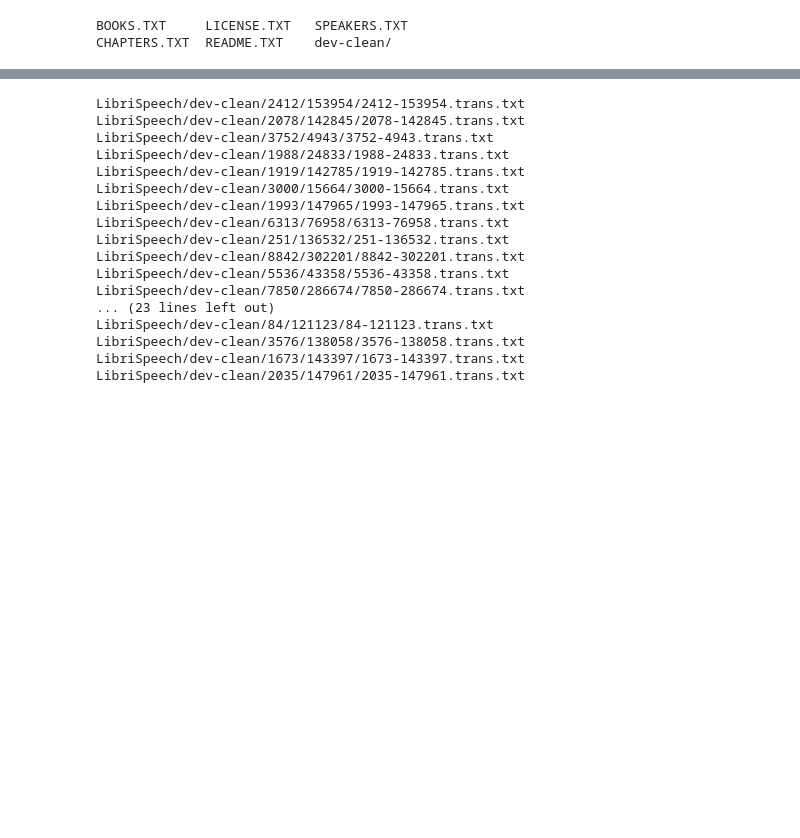
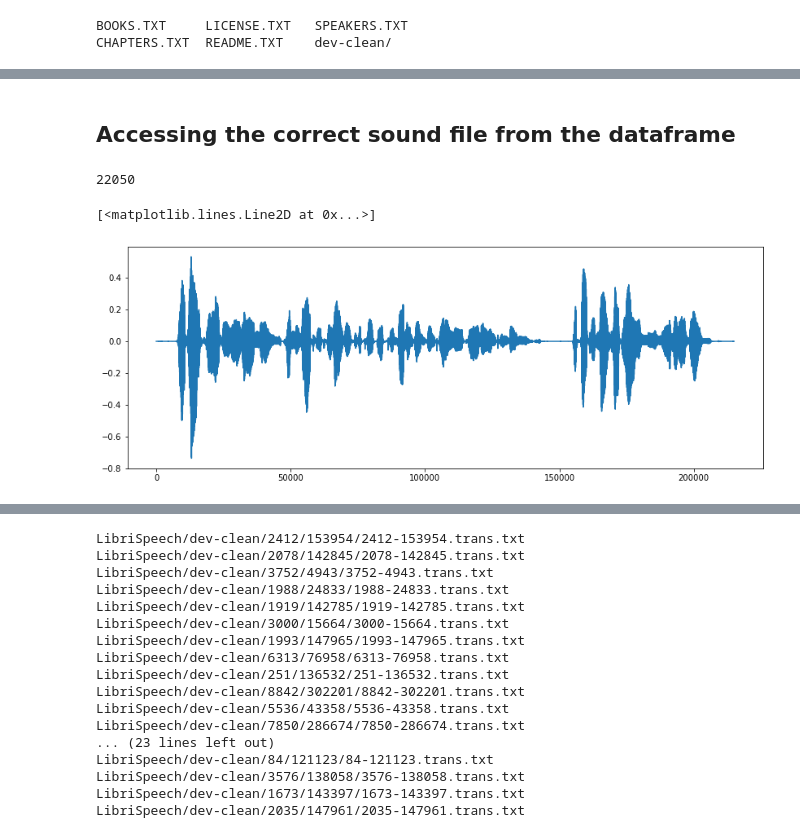
Before and after one commit to puga-42/Speech_Detection, a Jupyter notebook: EDA.ipynb, the cells around one changed output, grey strips where cells are left out. Cells and saved outputs as stored; diff of their text form; code cells hidden in the pictures; blank space fills up the shorter version.

Commit message:
begin EDA and pipeline for navigating through data

```diff
--- a/EDA.ipynb
+++ b/EDA.ipynb
@@ -21,0 +51,14 @@ chapters.head()
+# %%
+mypath = '/Users/joshbernd/Desktop/gal_notes/Capstone/Speech_Detection/LibriSpeech/dev-clean/'
+
+
+my_cols = [str(i) for i in range(1000)] # create some col names
+text_files = glob.glob(mypath + "/**/*.txt", recursive = True)  # get list of all text files in dir
+
+df = pd.read_csv(text_files[0],
+                 sep=" ",
+                 names=my_cols,
+                 header=None)
+df = df.set_index('0')
+df = df.dropna(axis=1, how='all')
+# DataFrame.set_index(keys, drop=True, append=False, inplace=False, verify_integrity=False)
@@ -21,0 +76,15 @@ chapters.head()
+# %% [markdown]
+## Accessing the correct sound file from the dataframe
+# %%
+first_file = df.index[1] ## test file
+first_file.split('-')
+wav_file = os.path.join(mypath, first_file.split('-')[0], first_file.split('-')[1]) + '/' + first_file + '.flac'
+# %%
+wav, sr = librosa.load(wav_file, mono=True)
+print(sr)
+fig, ax = plt.subplots(figsize=(14,5))
+ax.plot(wav)
+# %% [output]
+22050
+[<matplotlib.lines.Line2D at 0x...>]
+[figure, added]
```
Also changed, not shown: parts of 14 cells of this notebook.
